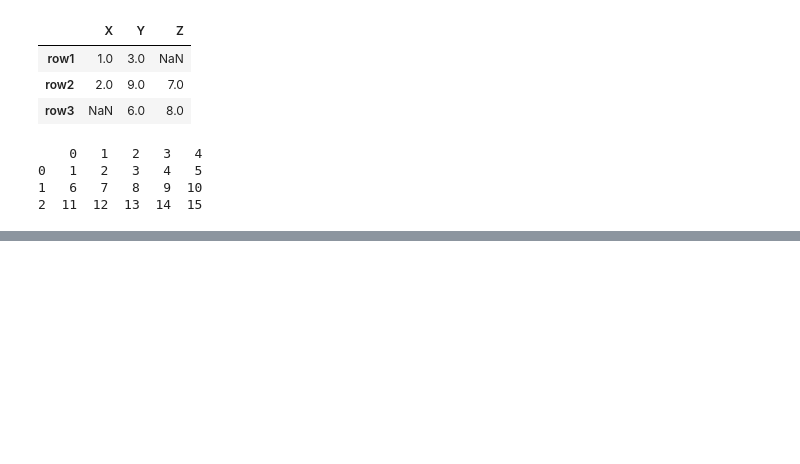
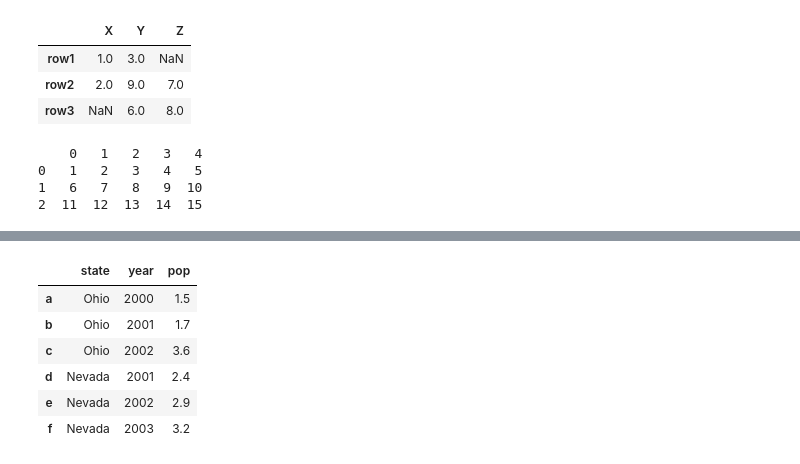
Before and after one commit to Varun-D-Kalra/kirana-data-system, a Jupyter notebook: day1_pandas-basics.ipynb, the cells around one changed output, grey strips where cells are left out. Drawn from its saved outputs; the diff is of its cells as text; code cells hidden in the pictures; blank space fills up the shorter version.

```diff
--- a/day1_pandas-basics.ipynb
+++ b/day1_pandas-basics.ipynb
@@ -606,0 +605,12 @@ SyntaxError: invalid syntax (1915401326.py, line 1)
+# %%
+import pandas as pd
+a = {"state": ["Ohio", "Ohio", "Ohio", "Nevada", "Nevada", "Nevada"],
+        "year": [2000, 2001, 2002, 2001, 2002, 2003],
+        "pop": [1.5, 1.7, 3.6, 2.4, 2.9, 3.2]}
+
+frame = pd.DataFrame(a, index = ['a','b','c','d', 'e', 'f'])
+
+def f1(z):
+    return x.max() - x.min()
+
+frame['pop'].apply(lambda x: frame['pop'].max() - frame['pop'].min()) # changes all values of pop to 2.1
@@ -606,0 +625,10 @@ SyntaxError: invalid syntax (1915401326.py, line 1)
+# %%
+frame
+# %% [output]
+|  | state | year | pop |
+| a | Ohio | 2000 | 1.5 |
+| b | Ohio | 2001 | 1.7 |
+| c | Ohio | 2002 | 3.6 |
+| d | Nevada | 2001 | 2.4 |
+| e | Nevada | 2002 | 2.9 |
+| f | Nevada | 2003 | 3.2 |
```
Also changed, not shown: parts of 6 cells of this notebook, 2 other files.
